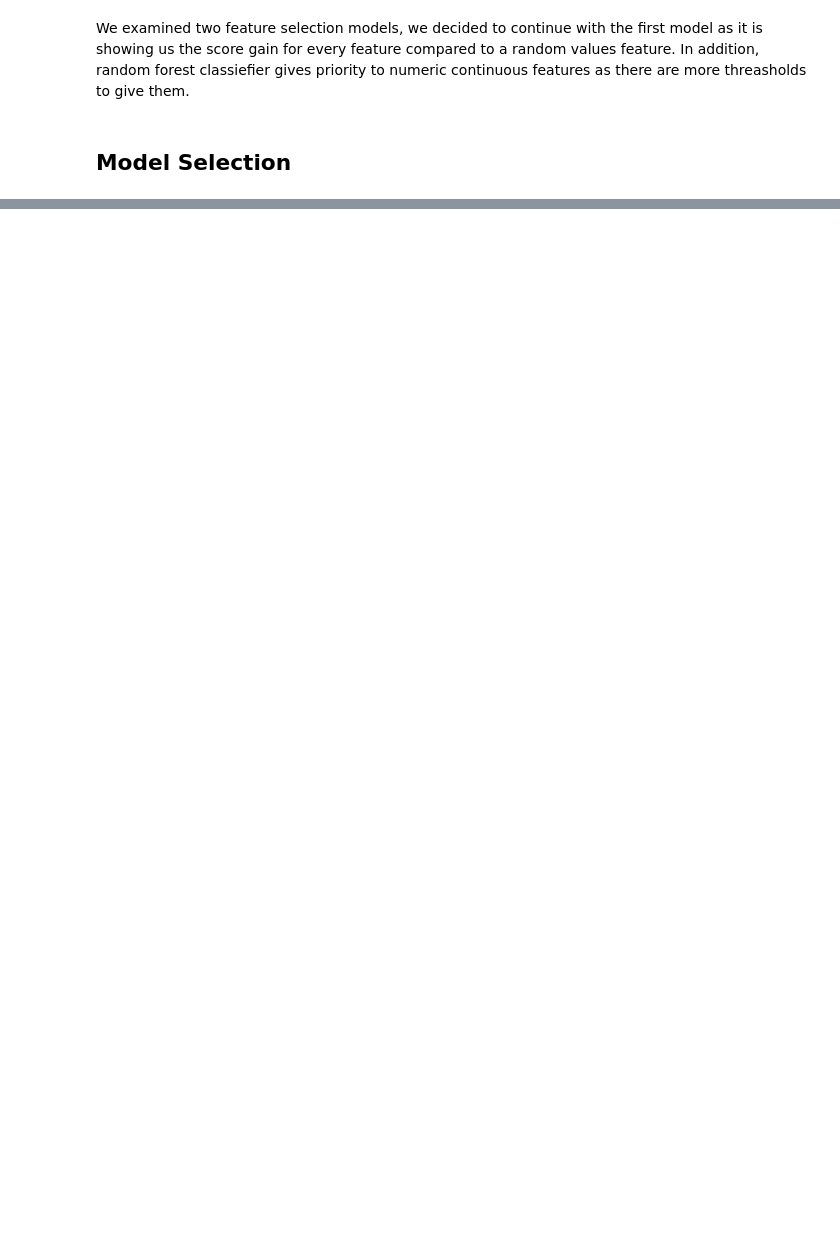
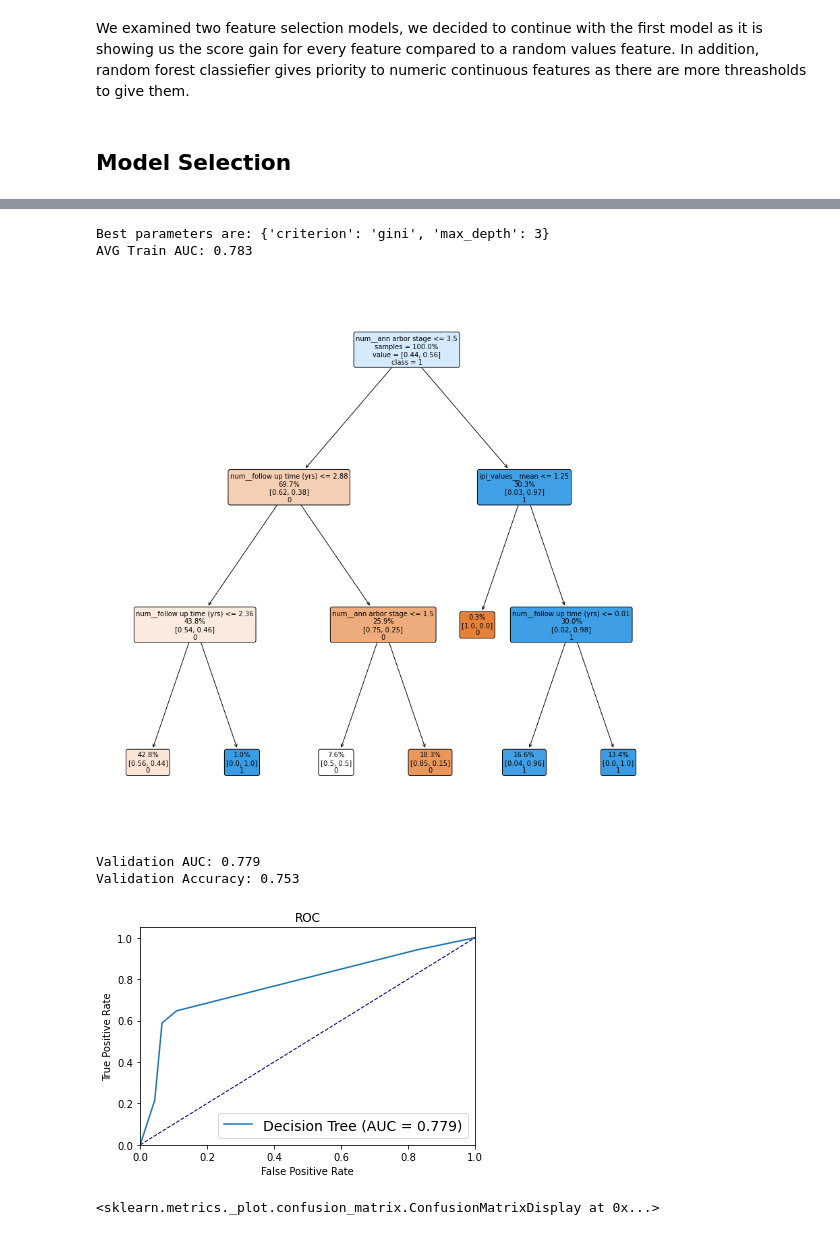
Before and after one commit to tamarshnirer/Anomality_Detection_in_Lymphoma_Patients, a Jupyter notebook: Untitled.ipynb, the cells around one changed output, grey strips where cells are left out. Saved outputs shown, nothing was run; the diff lists cells and outputs as text; code cells hidden in the pictures; blank space fills up the shorter version.

```diff
--- a/Untitled.ipynb
+++ b/Untitled.ipynb
@@ -742,5 +739,9 @@ plt.show()
 # %% [markdown]
 We examined two feature selection models, we decided to continue with the first model as it is showing us the score gain for every feature compared to a random values feature.
 In addition, random forest classiefier gives priority to numeric continuous features as there are more threasholds to give them.
+# %%
+all_features = list(X_train_labeled.columns)
+top_5_feat = perm_imp_df[0:5].Feature.values
+permutation_importance_feaures = perm_imp_df[0:15].Feature.values
 # %% [markdown]
 ## Model Selection
@@ -746,0 +753,54 @@ In addition, random forest classiefier gives priority to numeric continuous feat
+# %%
+classifier = DecisionTreeClassifier
+params = {'max_depth':[3], 'criterion':['gini','entropy']}
+clf_model = GridSearchCV(classifier(), param_grid=params, scoring = 'roc_auc', cv=5,n_jobs=-1)
+clf_model.fit(X_train_labeled[top_5_feat], y_train_labeled.values.ravel())
+
+# Run the model with the best parameters
+best_params = clf_model.best_params_
+print('Best parameters are: {}'.format(best_params))
+print('AVG Train AUC: {:.3f}'.format(clf_model.best_score_))
+
+model_for_pred = classifier(**best_params)
+
+model_for_pred.fit(X_train_labeled[top_5_feat],y_train_labeled.values.ravel())
+
+
+fig, ax = plt.subplots(figsize=(15, 15))
+tree.plot_tree(model_for_pred,rounded=True,filled=True,precision=2,proportion= True,label='root',class_names=['0','1'],impurity=False,feature_names=X_train_labeled[top_5_feat].columns, fontsize=10)
+plt.show()
+
+
+
+y_pred = model_for_pred.predict_proba(X_test_labeled[top_5_feat])[:,1]
+
+fpr, tpr, thresholds = metrics.roc_curve(y_test_labeled, y_pred, pos_label=1)
+auc = metrics.auc(fpr,tpr)
+accuracy_score = metrics.accuracy_score(y_test_labeled, np.round(y_pred))
+print('Validation AUC: {:.3f}'.format(auc))
+print('Validation Accuracy: {:.3f}'.format(accuracy_score))
+#----- Plots -----
+
+# Plot ROC
+lw=1
+plt.figure()
+plt.plot(fpr,tpr,label='Decision Tree (AUC = {:.3f})'.format(auc))
+plt.plot([0, 1], [0, 1], color='navy', lw=lw, linestyle='--')
+plt.xlim([0.0, 1.0])
+plt.ylim([0.0, 1.05])
+plt.xlabel('False Positive Rate')
+plt.ylabel('True Positive Rate')
+plt.title('ROC')
+plt.legend(loc="lower right",fontsize=14)
+plt.show()
+
+# Plot Confusion Matrix
+metrics.plot_confusion_matrix(model_for_pred,X_test_labeled[top_5_feat],y_test_labeled,cmap=plt.cm.Blues, normalize='true')
+# %% [output]
+Best parameters are: {'criterion': 'gini', 'max_depth': 3}
+AVG Train AUC: 0.783
+[figure, added]
+Validation AUC: 0.779
+Validation Accuracy: 0.753
+[figure, added]
+<sklearn.metrics._plot.confusion_matrix.ConfusionMatrixDisplay at 0x...>
```
Also changed, not shown: parts of 13 cells of this notebook.
